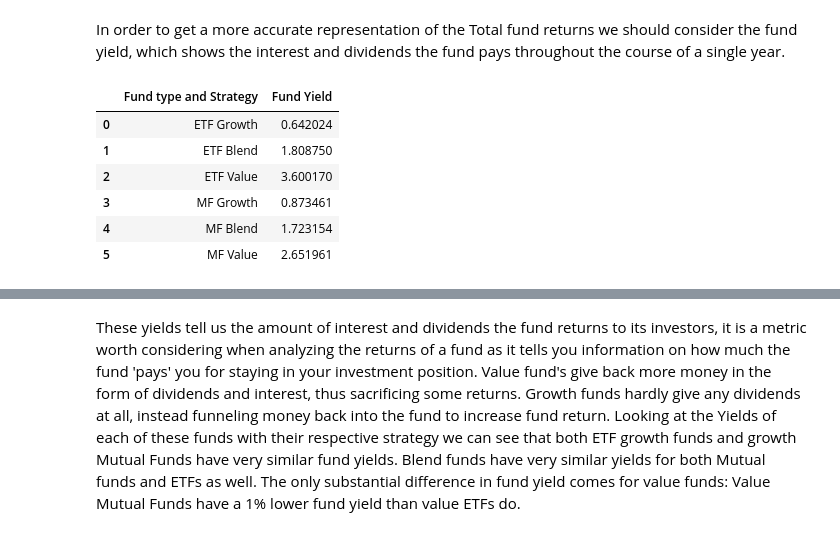
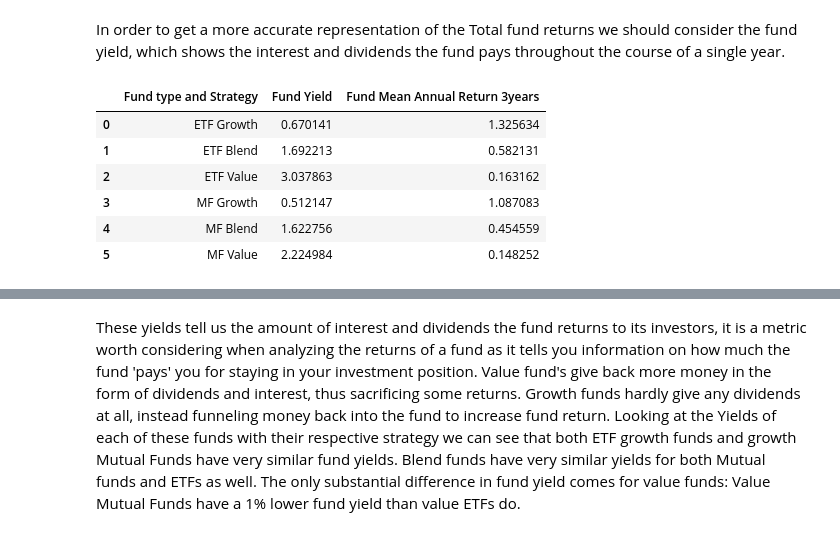
Before and after one commit to ctr48/Info2950FinalProject, a Jupyter notebook: DavidV.ipynb, the cells around one changed output, grey strips where cells are left out. Drawn from its saved outputs; the diff is of its cells as text; code cells hidden in the pictures.

```diff
--- a/DavidV.ipynb
+++ b/DavidV.ipynb
@@ -1223,8 +1224,8 @@ for var in etf_vars:
     #print(etf_score)
 
 
-#category columns to include in final dfs
-fund=['fund_return_3years','fund_return_5years','fund_return_10years']
+#more columns to include in final dfs
+fund=['fund_return_3years','fund_return_5years','fund_return_10years','fund_mean_annual_return_3years']
 cats=['category_return_3years','category_return_5years','category_return_10years']
 
 mf_cols=df_mf.columns.to_list()
@@ -1547,49 +1377,53 @@ This graph shows the surpising differences in fund returns based on Investment s
 In order to get a more accurate representation of the Total fund returns we should consider the fund yield, which shows the interest and dividends the fund pays throughout the course of a single year.
 # %%
 #sorting by investment type
-mfGrowth=df_mf.where(df_mf['investment_type']=='Growth')
-mfValue=df_mf.where(df_mf['investment_type']=='Value')
-mfBlend=df_mf.where(df_mf['investment_type']=='Blend')
+mfGrowth=mf_final.where(df_mf['investment_type']=='Growth')
+mfValue=mf_final.where(df_mf['investment_type']=='Value')
+mfBlend=mf_final.where(df_mf['investment_type']=='Blend')
 
-etfGrowth=df_etf.where(df_etf['investment_type']=='Growth')
-etfValue=df_etf.where(df_etf['investment_type']=='Value')
-etfBlend=df_etf.where(df_etf['investment_type']=='Blend')
+etfGrowth=etf_final.where(df_etf['investment_type']=='Growth')
+etfValue=etf_final.where(df_etf['investment_type']=='Value')
+etfBlend=etf_final.where(df_etf['investment_type']=='Blend')
 
 
 #merging fund history
 etfGrowth=pd.merge(etfGrowth,df_etf).dropna()
 etfValue=pd.merge(etfValue,df_etf).dropna()
 etfBlend=pd.merge(etfBlend,df_etf).dropna()
 
 mfGrowth=pd.merge(mfGrowth,df_mf).dropna()
 mfValue=pd.merge(mfValue,df_mf).dropna()
 mfBlend=pd.merge(mfBlend,df_mf).dropna()
 
 
 
-#taking the average for each
-etfGrowthYield=etfGrowth[['fund_yield']].mean()
-etfBlendYield=etfBlend[['fund_yield']].mean()
-etfValueYield=etfValue[['fund_yield']].mean()
+#taking the average fund yield for each
+etfGrowthYield=etfGrowth['fund_yield'].mean()
+etfBlendYield=etfBlend['fund_yield'].mean()
+etfValueYield=etfValue['fund_yield'].mean()
 
-mfGrowthYield=mfGrowth[['fund_yield']].mean()
-mfBlendYield=mfBlend[['fund_yield']].mean()
-mfValueYield=mfValue[['fund_yield']].mean()
+mfGrowthYield=mfGrowth['fund_yield'].mean()
+mfBlendYield=mfBlend['fund_yield'].mean()
+mfValueYield=mfValue['fund_yield'].mean()
 
+Yields=[etfGrowthYield,etfBlendYield,etfValueYield,mfGrowthYield,mfBlendYield,mfValueYield]
 
+mean_returns=[etfGrowth.fund_mean_annual_return_3years.mean(),etfBlend['fund_mean_annual_return_3years'].mean(),etfValue['fund_mean_annual_return_3years'].mean(),
+              mfGrowth['fund_mean_annual_return_3years'].mean(),mfBlend['fund_mean_annual_return_3years'].mean(),mfValue['fund_mean_annual_return_3years'].mean()]
 #putting data into a dataframe
 data = {'Fund type and Strategy': ['ETF Growth ','ETF Blend','ETF Value','MF Growth ','MF Blend','MF Value'],
-        'Fund Yield': [.642024,1.80875,3.60017,.873461,1.723154 ,2.651961]
+        'Fund Yield': Yields[:],
+        'Fund Mean Annual Return 3years': Mean_returns
         }
 
-df = pd.DataFrame(data, columns = ['Fund type and Strategy', 'Fund Yield'])
+yield_and_return = pd.DataFrame(data, columns = ['Fund type and Strategy', 'Fund Yield','Fund Mean Annual Return 3years'])
 
-df
+yield_and_return
 # %% [output]
-|  | Fund type and Strategy | Fund Yield |
-| 0 | ETF Growth | 0.642024 |
-| 1 | ETF Blend | 1.808750 |
-| 2 | ETF Value | 3.600170 |
-| 3 | MF Growth | 0.873461 |
-| 4 | MF Blend | 1.723154 |
-| 5 | MF Value | 2.651961 |
+|  | Fund type and Strategy | Fund Yield | Fund Mean Annual Return 3years |
+| 0 | ETF Growth | 0.670141 | 1.325634 |
+| 1 | ETF Blend | 1.692213 | 0.582131 |
+| 2 | ETF Value | 3.037863 | 0.163162 |
+| 3 | MF Growth | 0.512147 | 1.087083 |
+| 4 | MF Blend | 1.622756 | 0.454559 |
+| 5 | MF Value | 2.224984 | 0.148252 |
```
Also changed, not shown: parts of 38 cells of this notebook.
